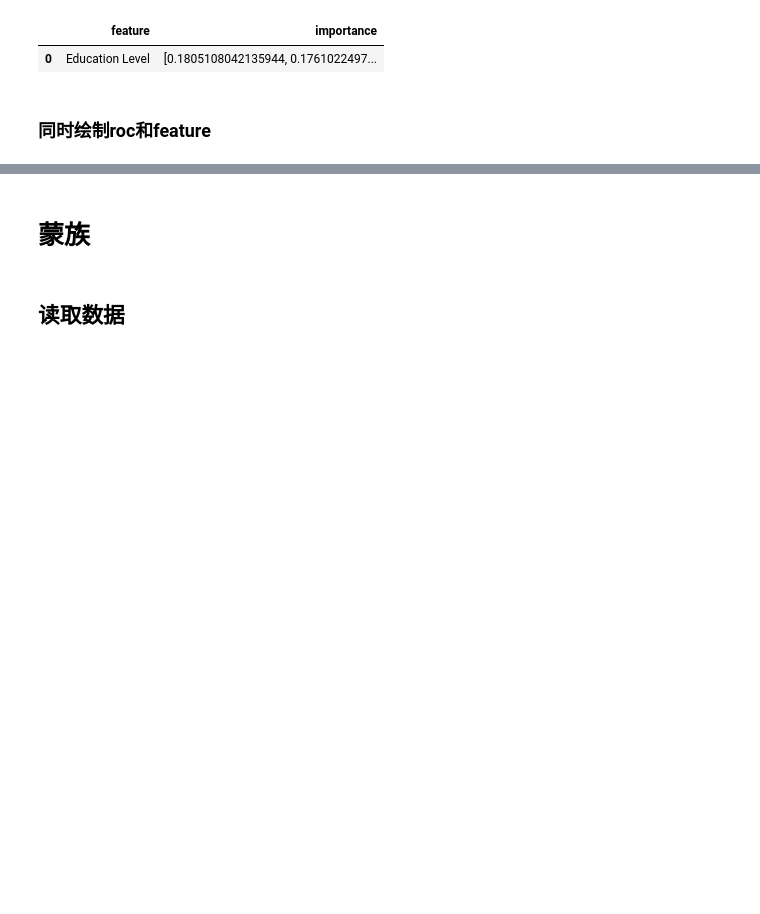
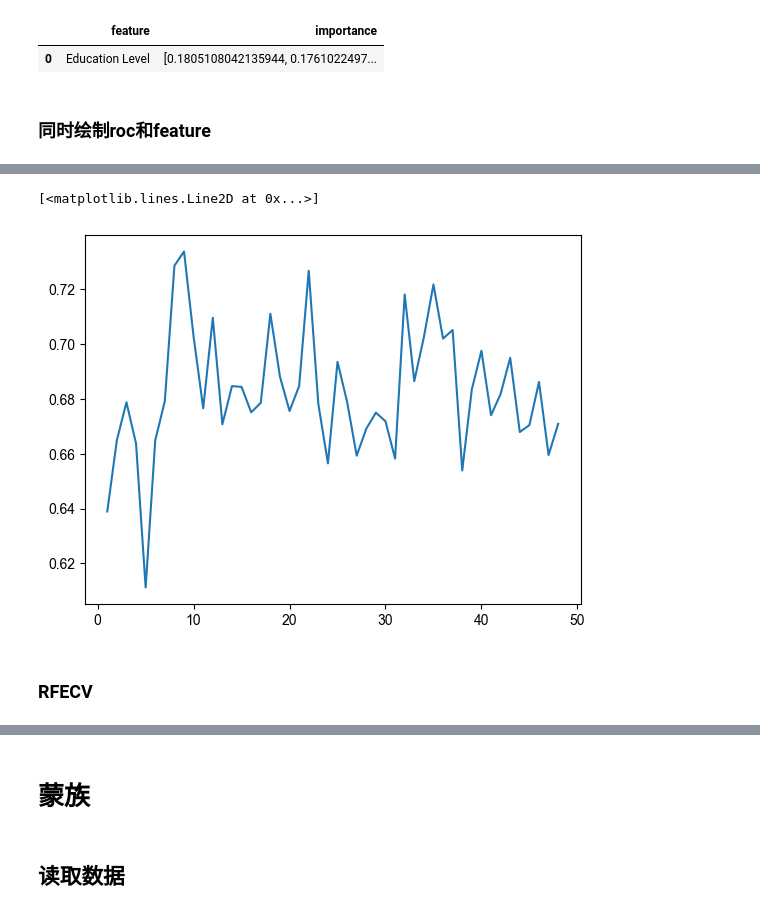
Before and after one commit to xzl12080/frailty, a Jupyter notebook: 衰弱(蒙汉).ipynb, the cells around one changed output, grey strips where cells are left out. Drawn from its saved outputs; the diff is of its cells as text; code cells hidden in the pictures; blank space fills up the shorter version.

```diff
--- a/衰弱(蒙汉).ipynb
+++ b/衰弱(蒙汉).ipynb
@@ -374,5 +372,3 @@ Please also refer to the documentation for alternative solver options:
   n_iter_i = _check_optimize_result(
 KNeighborsClassifier()出现错误,when `importance_getter=='auto'`, the underlying estimator KNeighborsClassifier should have `coef_` or `feature_importances_` attribute. Either pass a fitted estimator to fe ...
 GaussianNB()出现错误,when `importance_getter=='auto'`, the underlying estimator GaussianNB should have `coef_` or `feature_importances_` attribute. Either pass a fitted estimator to feature selector or ca ...
-# %%
-lr.fit(hxtrain,hytrain).coef_.reshape(-1,).shape
@@ -513,0 +776,17 @@ rfc = RFC(n_estimators=100,random_state=42).fit()
+# %%
+import numpy as np
+from sklearn.feature_selection import RFE
+import matplotlib.pyplot as plt
+from sklearn.svm import SVC
+from sklearn.ensemble import RandomForestClassifier as RF
+from sklearn.model_selection import cross_val_score
+from sklearn.linear_model import Lasso
+score_test = []
+for i in range(1, len(hx.columns)+1, 1):
+    X_wrapper_rf = RFE(rf, n_features_to_select=i).fit_transform(hx, hy)
+    once_rf = cross_val_score(rf, X_wrapper_rf, hy, cv=5,scoring='roc_auc').mean()
+    score_test.append(once_rf)
+plt.plot(range(1, len(hx.columns)+1, 1),score_test)
+# %% [output]
+[<matplotlib.lines.Line2D at 0x...>]
+[figure, added]
@@ -513,0 +795,2 @@ rfc = RFC(n_estimators=100,random_state=42).fit()
+# %% [markdown]
+### RFECV
```
Also changed, not shown: parts of 27 cells of this notebook, 8 other files.
